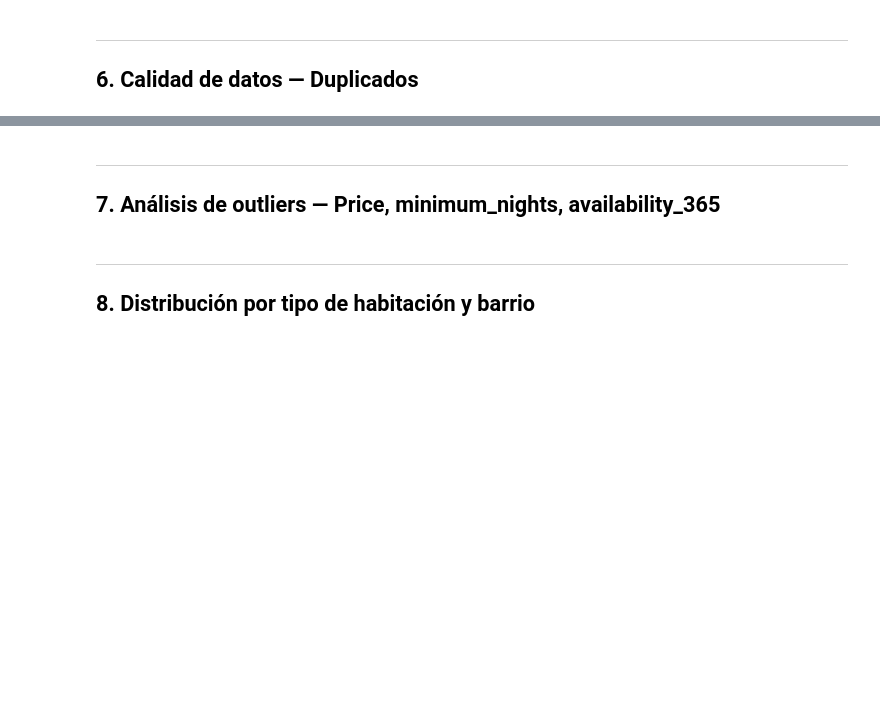
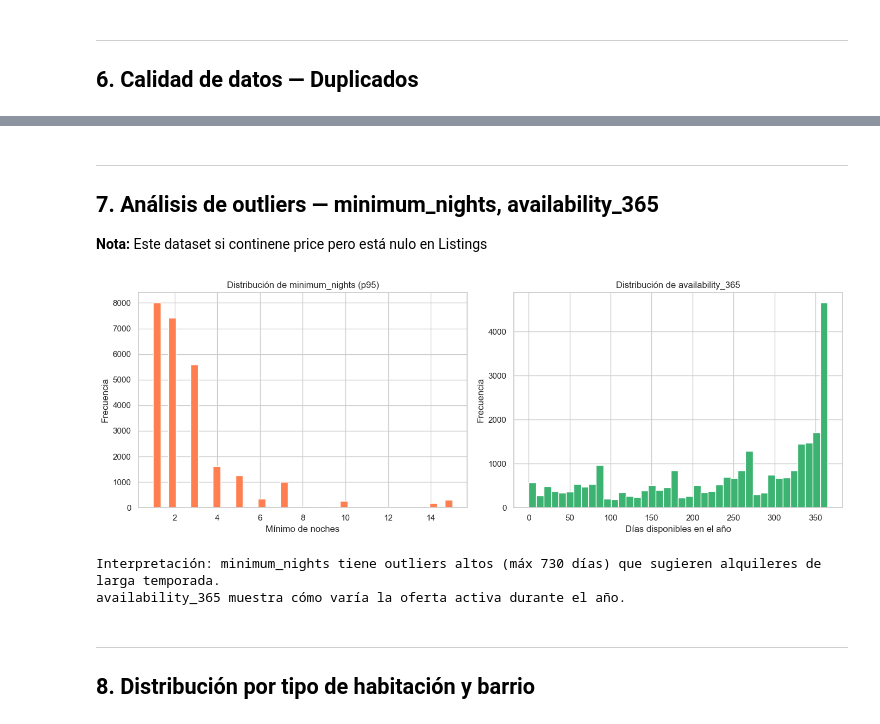
Before and after one commit to isabelhoyos287560/bi_itm, a Jupyter notebook: etl_airbnb/notebooks/exploracion_airbnb.ipynb, the cells around one changed output, grey strips where cells are left out. Drawn from its saved outputs; the diff is of its cells as text; code cells hidden in the pictures; blank space fills up the shorter version.

```diff
--- a/etl_airbnb/notebooks/exploracion_airbnb.ipynb
+++ b/etl_airbnb/notebooks/exploracion_airbnb.ipynb
@@ -139,17 +365,5 @@ print('\nDecisión: Se eliminarán los duplicados exactos en la fase de transfor
 # %% [markdown]
 ---
-## 7. Análisis de outliers — Price, minimum_nights, availability_365
+## 7. Análisis de outliers — minimum_nights, availability_365
+
+**Nota:** Este dataset si continene price pero está nulo en Listings
-# %%
-# Normalizar price para el análisis exploratorio
-df_listings['price_num'] = (
-    df_listings['price']
-    .astype(str)
-    .str.replace('$', '', regex=False)
-    .str.replace(',', '', regex=False)
-    .str.strip()
-)
-df_listings['price_num'] = pd.to_numeric(df_listings['price_num'], errors='coerce')
-price_valido = df_listings['price_num'].dropna()
-
-print('Estadísticas de price (sin nulos):')
-print(price_valido.describe())
@@ -176,26 +378,32 @@ print('Interpretación: El campo price tiene una distribución muy sesgada hacia
 # %%
-# Análisis de minimum_nights y availability_365
 fig, axes = plt.subplots(1, 2, figsize=(14, 5))
 
+# Distribución de minimum_nights
 if 'minimum_nights' in df_listings.columns:
     mn = pd.to_numeric(df_listings['minimum_nights'], errors='coerce').dropna()
     mn_filtrado = mn[mn <= mn.quantile(0.95)]
     axes[0].hist(mn_filtrado, bins=40, color='coral', edgecolor='white')
-    axes[0].set_title('Distribución de minimum_nights', fontsize=12)
+    axes[0].set_title('Distribución de minimum_nights (p95)', fontsize=12)
     axes[0].set_xlabel('Mínimo de noches')
     axes[0].set_ylabel('Frecuencia')
 
+# Distribución de availability_365
 if 'availability_365' in df_listings.columns:
     av = pd.to_numeric(df_listings['availability_365'], errors='coerce').dropna()
     axes[1].hist(av, bins=40, color='mediumseagreen', edgecolor='white')
     axes[1].set_title('Distribución de availability_365', fontsize=12)
     axes[1].set_xlabel('Días disponibles en el año')
     axes[1].set_ylabel('Frecuencia')
 
 plt.tight_layout()
 plt.show()
-print('Interpretación: minimum_nights presenta outliers (valores como 365, 730 días mínimos)\n'
-      'que podrían indicar alquileres de larga temporada o errores de carga.')
+print('Interpretación: minimum_nights tiene outliers altos (máx 730 días) que sugieren'
+      ' alquileres de larga temporada.\n'
+      'availability_365 muestra cómo varía la oferta activa durante el año.')
+# %% [output]
+[figure, added]
+Interpretación: minimum_nights tiene outliers altos (máx 730 días) que sugieren alquileres de larga temporada.
+availability_365 muestra cómo varía la oferta activa durante el año.
 # %% [markdown]
 ---
 ## 8. Distribución por tipo de habitación y barrio
```
Also changed, not shown: parts of 45 cells of this notebook, 2 other files.
